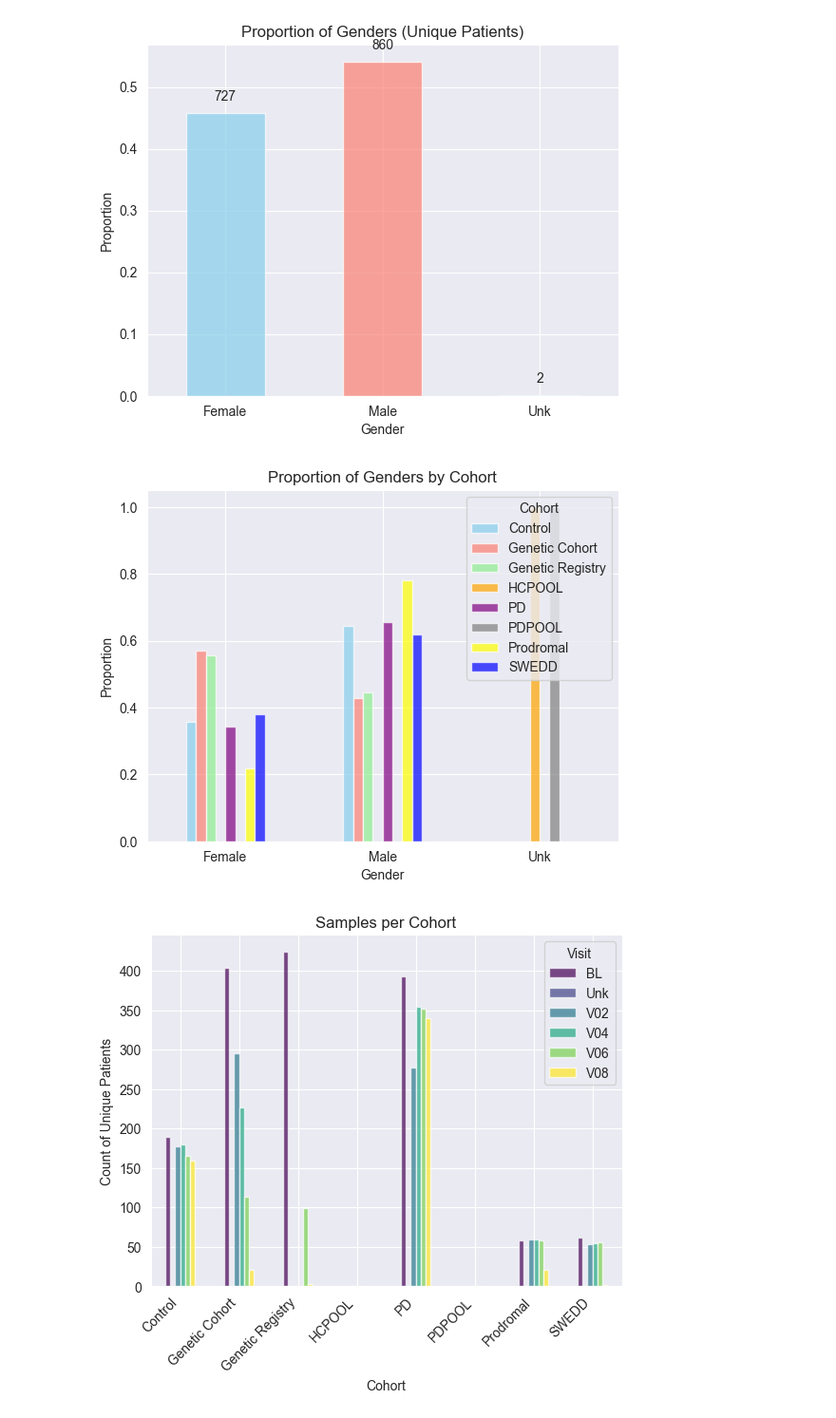
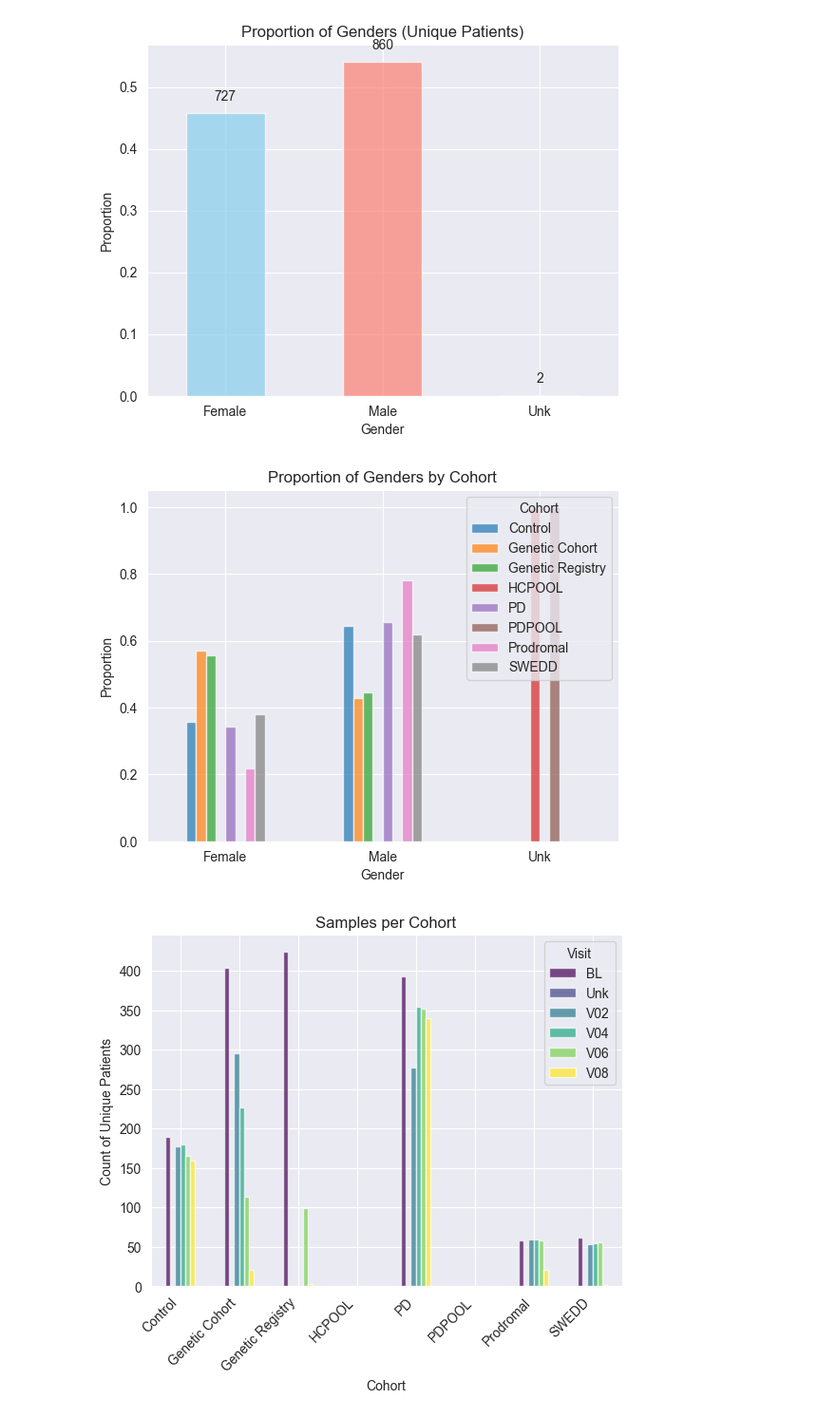
Before and after one commit to perpk/ppmi-wip, a Jupyter notebook: ppmi-wip.exploratory_da.ipynb, the cells around one changed output. Shown at 95% size. Saved outputs shown, nothing was run; the diff lists cells and outputs as text; code cells hidden in the pictures.

```diff
--- a/ppmi-wip.exploratory_da.ipynb
+++ b/ppmi-wip.exploratory_da.ipynb
@@ -22,18 +22,19 @@ plt.show()
 # %% [output]
 [figure]
 # %%
+color_map = ['#1f77b4', '#ff7f0e', '#2ca02c', '#d62728', '#9467bd', '#8c564b', '#e377c2', '#7f7f7f']  # Example color map
 gender_cohort_counts = ppmi_ad.obs.groupby(['Gender', 'Diagnosis'])['Patient'].nunique().unstack(fill_value=0)
 gender_cohort_counts = gender_cohort_counts.div(gender_cohort_counts.sum(axis=0), axis=1)
 
 gender_cohort_counts.plot(kind='bar', stacked=False, color=color_map, alpha=0.7)
 plt.title('Proportion of Genders by Cohort')
 plt.ylabel('Proportion')
 plt.xlabel('Gender')
 plt.xticks(rotation=0)
 plt.legend(title='Cohort')
 plt.show()
 # %% [output]
-[figure, old version]
+[figure, new version]
 # %%
 # Count unique patients per Diagnosis and Visit
 samples_per_cohort = ppmi_ad.obs.groupby(['Diagnosis', 'Visit'])['Patient'].nunique().unstack(fill_value=0)
```
Also changed, not shown: parts of 4 cells of this notebook, 4 other files.
